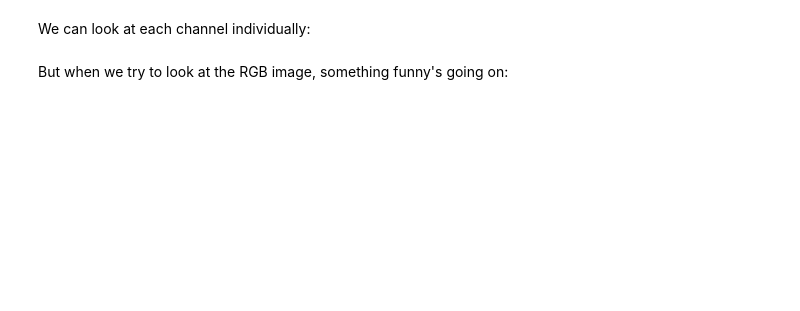
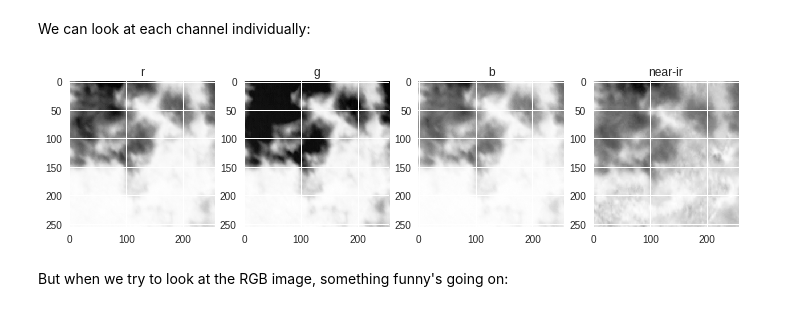
Before and after one commit to WNoxchi/deeplearningstudy, a Jupyter notebook: Kaggle/Planet/Planet_chip_examples.ipynb, the cells around one changed output. Drawn from its saved outputs; the diff is of its cells as text; code cells hidden in the pictures; blank space fills up the shorter version.

```diff
--- a/Kaggle/Planet/Planet_chip_examples.ipynb
+++ b/Kaggle/Planet/Planet_chip_examples.ipynb
@@ -129,42 +198,14 @@ def plot_rgbn_histo(r, g, b, n):
-# %%
-s = sample_images(['primary', 'water', 'road'], n=1)
-fname = sample_to_fname(s, 0)
-
-# find the image in the data directory and load it
-# note the initial bgrn band ordering
-bgrn_image = load_image(fname)
-
-# extract the rgb values
-bgr_image = bgrn_image[:,:,:3]
-rgb_image = bgr_image[:, :, [2,1,0]]
-
-# extract the different bands
-b, g, r, nir = bgrn_image[:, :, 0], bgrn_image[:, :, 1], bgrn_image[:, :, 2], bgrn_image[:, :, 3]
-
-# plot a histogram of rgbn values
-plot_rgbn_histo(r, g, b, nir)
-
-# image_path = sample_images(['primary', 'water', 'road'], n=1)['id'].iloc[0]
-# image_path = "20170208_164354_0c65_6_13.tif"
-# # # image_path = "train_20097.tif"
-# # image_path = "file_5116.tif"
-# rgbn_image = load_image(image_path)
-# rgb_image = rgbn_image[:,:,:3]
-# r, g, b, nir = rgbn_image[:, :, 0], rgbn_image[:, :, 1], rgbn_image[:, :, 2], rgbn_image[:, :, 3]
-# for slice_, name, color in ((r,'r', 'red'),(g,'g', 'green'),(b,'b', 'blue'), (nir, 'nir', 'magenta')):
-#     plt.hist(slice_.ravel(), bins=100,
-#              range=[0,rgb_image.max()],
-#              label=name, color=color, histtype='step')
-# plt.legend()
 # %% [markdown]
 We can look at each channel individually:
 # %%
 fig = plt.figure()
 fig.set_size_inches(12, 4)
-for i, (x, c) in enumerate(((r, 'r'), (g, 'g'), (b, 'b'), (nit, 'near-ir'))):
+for i, (x, c) in enumerate(((r, 'r'), (g, 'g'), (b, 'b'), (nir, 'near-ir'))):
     a = fig.add_subplot(1, 4, i+1)
     a.set_title(c)
     plt.imshow(x)
+# %% [output]
+[figure, added]
 # %% [markdown]
 But when we try to look at the RGB image, something funny's going on:
 # %%
```
Also changed, not shown: parts of 20 cells of this notebook.
